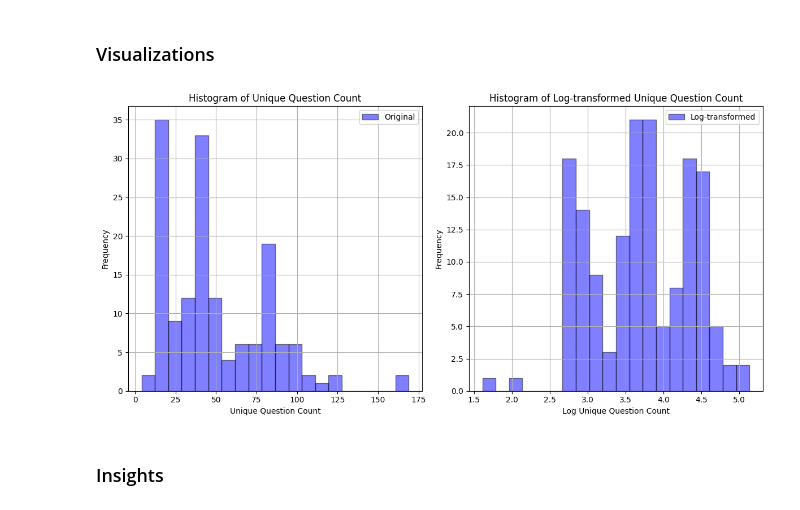
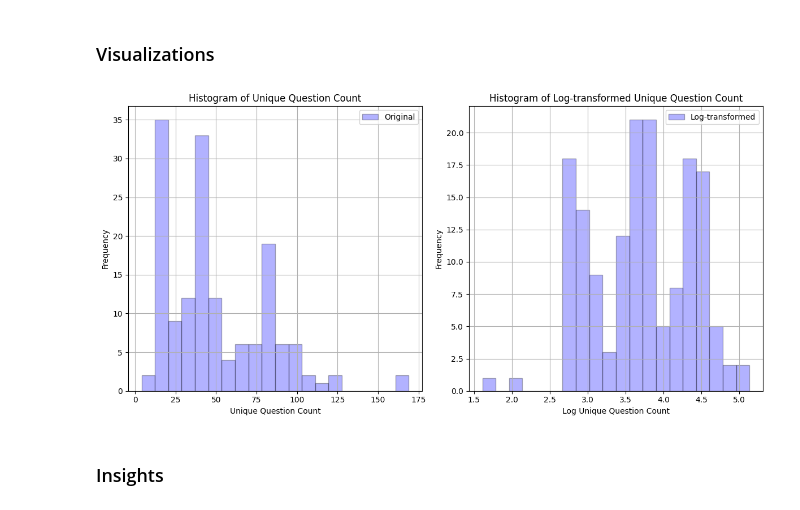
Before and after one commit to cloudera/spiderman, a Jupyter notebook: insights/notebooks/Database_Question_Distribution_Analysis.ipynb, the cells around one changed output. Saved outputs shown, nothing was run; the diff lists cells and outputs as text; code cells hidden in the pictures.

```diff
--- a/insights/notebooks/Database_Question_Distribution_Analysis.ipynb.ipynb
+++ b/insights/notebooks/Database_Question_Distribution_Analysis.ipynb
@@ -113,29 +113,29 @@ Kurtosis:
 # %%
 plt.figure(figsize=(12, 6))
 
 # Data histogram
 plt.subplot(1, 2, 1)
-df['Unique Question Count'].hist(bins=20, alpha=0.5, label='Original', color='blue', edgecolor='black')
+df['Unique Question Count'].hist(bins=20, alpha=0.3, label='Original', color='blue', edgecolor='black')
 plt.title('Histogram of Unique Question Count')
 plt.xlabel('Unique Question Count')
 plt.ylabel('Frequency')
 plt.legend()
 
 # Log transformation to reduce skewness
 df['Log Unique Question Count'] = np.log(df['Unique Question Count'] + 1)
 
 # Log-transformed data histogram
 plt.subplot(1, 2, 2)
-df['Log Unique Question Count'].hist(bins=20, alpha=0.5, label='Log-transformed', color='blue', edgecolor='black')
+df['Log Unique Question Count'].hist(bins=20, alpha=0.3, label='Log-transformed', color='blue', edgecolor='black')
 plt.title('Histogram of Log-transformed Unique Question Count')
 plt.xlabel('Log Unique Question Count')
 plt.ylabel('Frequency')
 plt.legend()
 
 plt.tight_layout()
 plt.show()
 # %% [output]
-[figure, old version]
+[figure, new version]
 # %% [markdown]
 ### Insights
 # %% [markdown]
```
Also changed, not shown: parts of 2 cells of this notebook.
